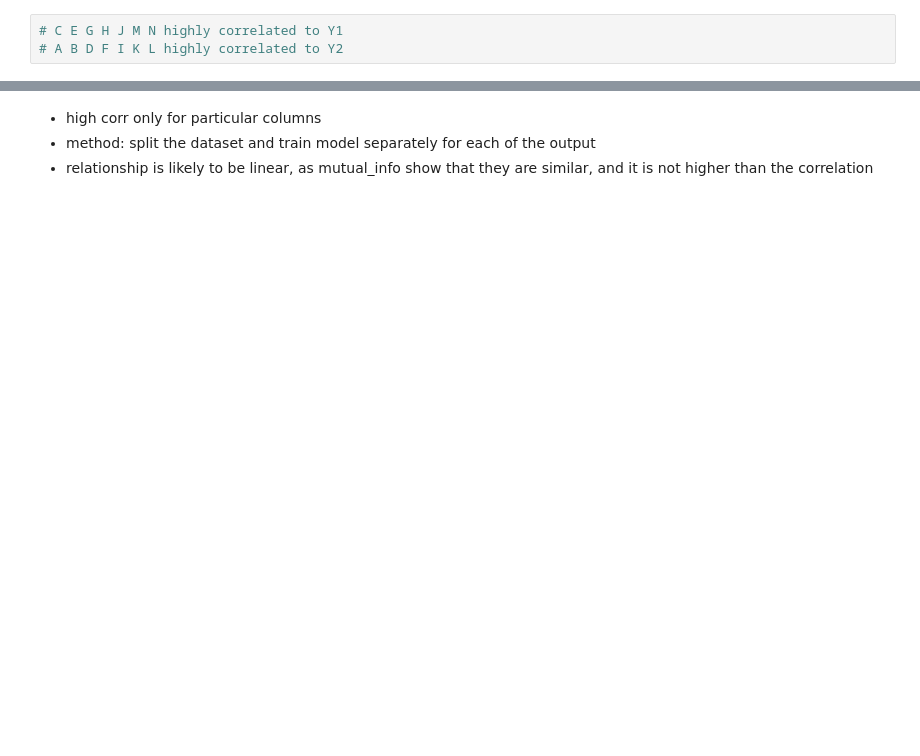
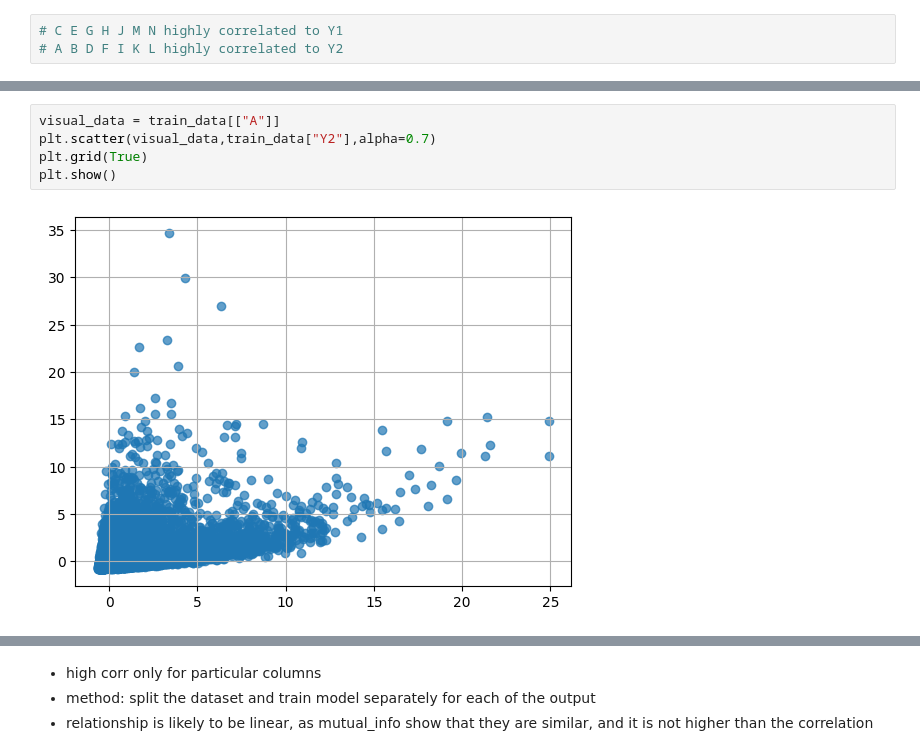
Before and after one commit to aaqwesas/quantchallenge, a Jupyter notebook: research/research_starter.ipynb, the cells around one changed output, grey strips where cells are left out. Drawn from its saved outputs; the diff is of its cells as text; blank space fills up the shorter version.

```diff
--- a/research/research_starter.ipynb
+++ b/research/research_starter.ipynb
@@ -301,0 +443,7 @@ def tune_separated_model(X,Y,n_trials=30,n_splits=3):
+# %%
+visual_data = train_data[["A"]]
+plt.scatter(visual_data,train_data["Y2"],alpha=0.7)
+plt.grid(True)
+plt.show()
+# %% [output]
+[figure, added]
```
Also changed, not shown: parts of 18 cells of this notebook, 2 other files.
